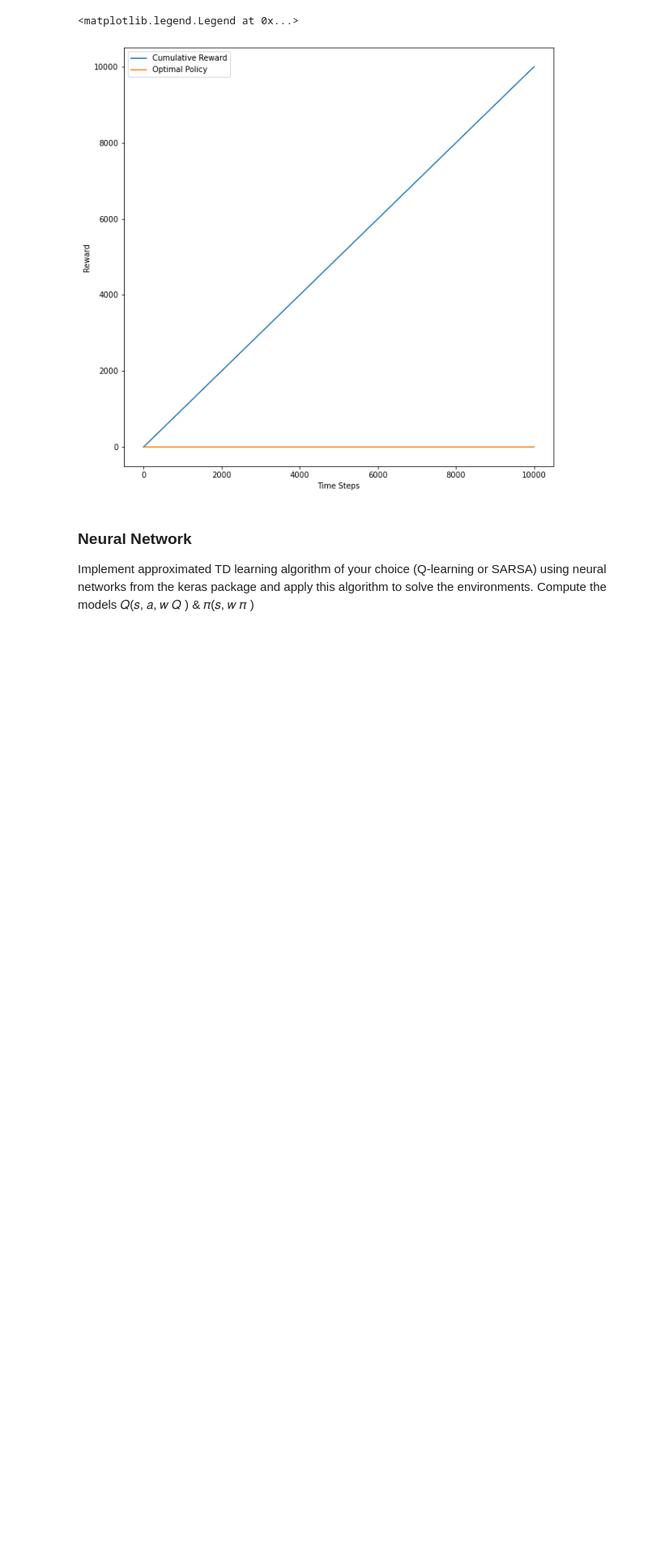
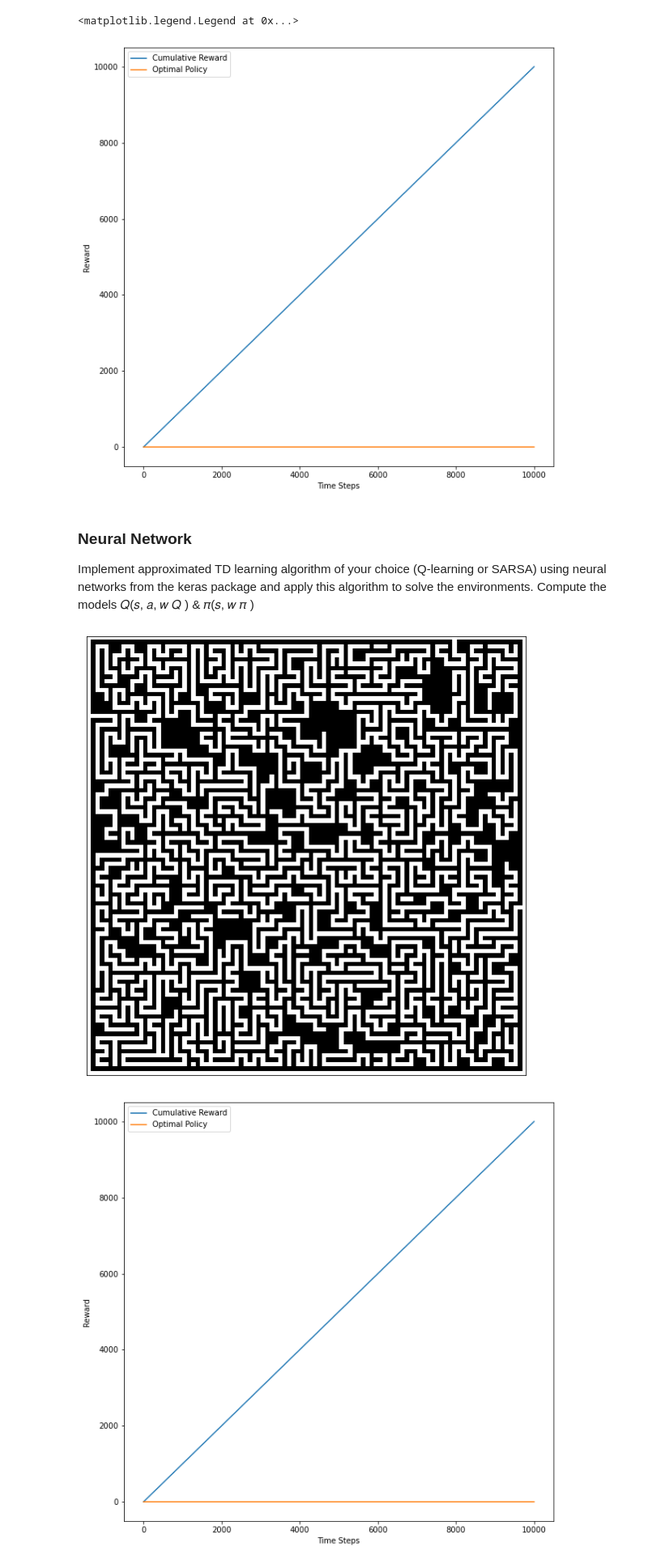
Before and after one commit to mwaiseghegift/python, a Jupyter notebook: tasks/maze.ipynb, the cells around one changed output. Shown: that part at 81% size. Cells and saved outputs as stored; diff of their text form; code cells hidden in the pictures; blank space fills up the shorter version.

```diff
--- a/tasks/maze.ipynb
+++ b/tasks/maze.ipynb
@@ -99 +111,73 @@ x,y = np.where(env.maze == True)
+# %%
+# SARSA algorithm to solve the maze environmen, Compute the arrays Q(s, a) & π(s) using keras
+from keras.models import Sequential
+from keras.layers import Dense, Dropout
+from tensorflow.keras.optimizers import Adam
+
+# SARSA algorithm to solve the maze environmen, Compute the arrays Q(s, a) & π(s)
+
+class SarsaAgent:
+    def __init__(self, env, alpha=0.1, gamma=0.9, epsilon=0.1):
+        self.env = env
+        self.alpha = alpha
+        self.gamma = gamma
+        self.epsilon = epsilon
+
+        self.Q = np.zeros((env.height, env.width, 4))
+        self.policy = np.zeros((env.height, env.width), dtype=int)
+
+    def choose_action(self, state):
+        if random.random() < self.epsilon:
+            action = random.randint(0,3)
+        else:
+            action = np.argmax(self.Q[state[0], state[1]])
+        return action
+
+    def update(self, state, action, next_state, reward, next_action):
+        self.Q[state[0], state[1], action] = self.Q[state[0], state[1], action] + self.alpha * (reward + self.gamma * self.Q[next_state[0], next_state[1], next_action] - self.Q[state[0], state[1], action])
+        self.policy[state[0], state[1]] = np.argmax(self.Q[state[0], state[1]])
+
+    def train(self, iterations=10000):
+        for i in range(iterations):
+            state = self.env.start_loc
+            action = self.choose_action(state)
+            reward = 0
+            next_state = state
+            next_action = action
+
+            while self.env.maze[next_state[0], next_state[1]] == False:
+                self.update(state, action, next_state, reward, next_action)
+                state = next_state
+                action = next_action
+                next_state = state
+                next_action = self.choose_action(next_state)
+                reward = 0
+                if self.env.maze[next_state[0], next_state[1]] == True:
+                    reward = 1
+
+def main():
+    env = maze_v1.MazeMDP()
+    env.maze, env.width, env.height = env.make_maze(width=100, height=100, complexity=.05, density =.1)
+    env.start_loc = np.array([0,0])
+    x,y = np.where(env.maze == True)
+
+    agent = SarsaAgent(env)
+    agent.train()
+
+    plt.figure(figsize=(10,10))
+    plt.imshow(env.maze.T, origin='lower', cmap='gray')
+    plt.xticks([]), plt.yticks([])
+
+    plt.figure(figsize=(10,10))
+    plt.plot(np.arange(0,10000), np.cumsum(np.ones(10000)), label='Cumulative Reward')
+    plt.plot(np.arange(0,10000), np.ones(10000)*np.max(agent.Q), label='Optimal Policy')
+    plt.xlabel('Time Steps')
+    plt.ylabel('Reward')
+    plt.legend()
+
+if __name__ == "__main__":
+    main()
+# %% [output]
+[figure, added]
+[figure, added]
 # %%
```
Also changed, not shown: parts of 5 cells of this notebook, 4 other files.
